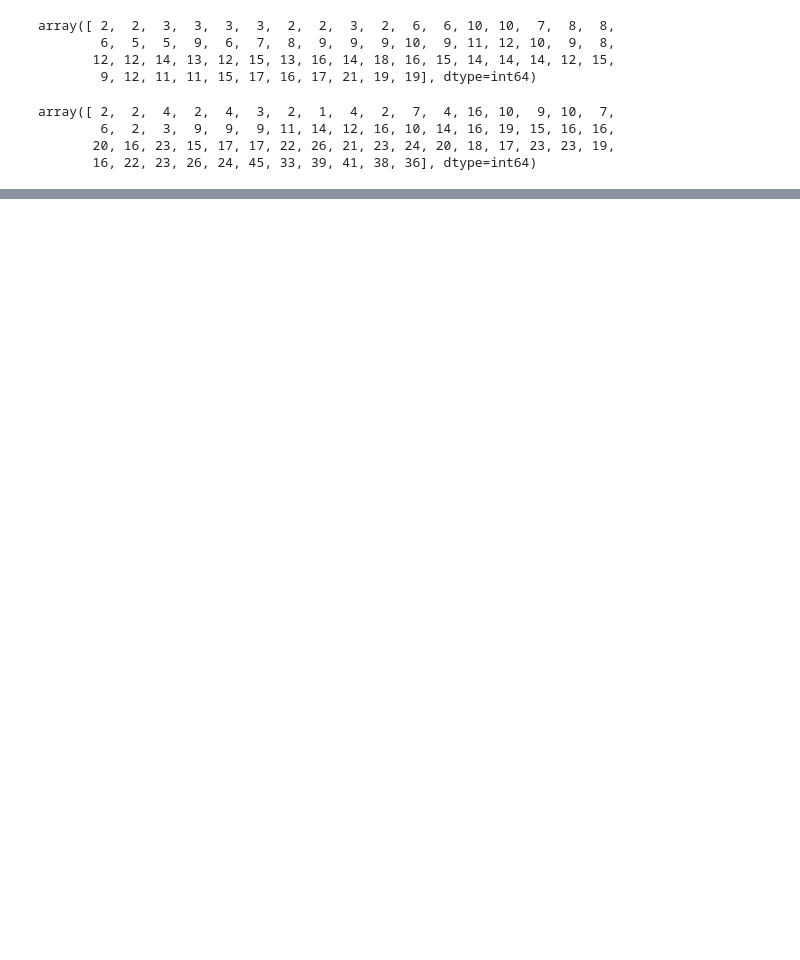
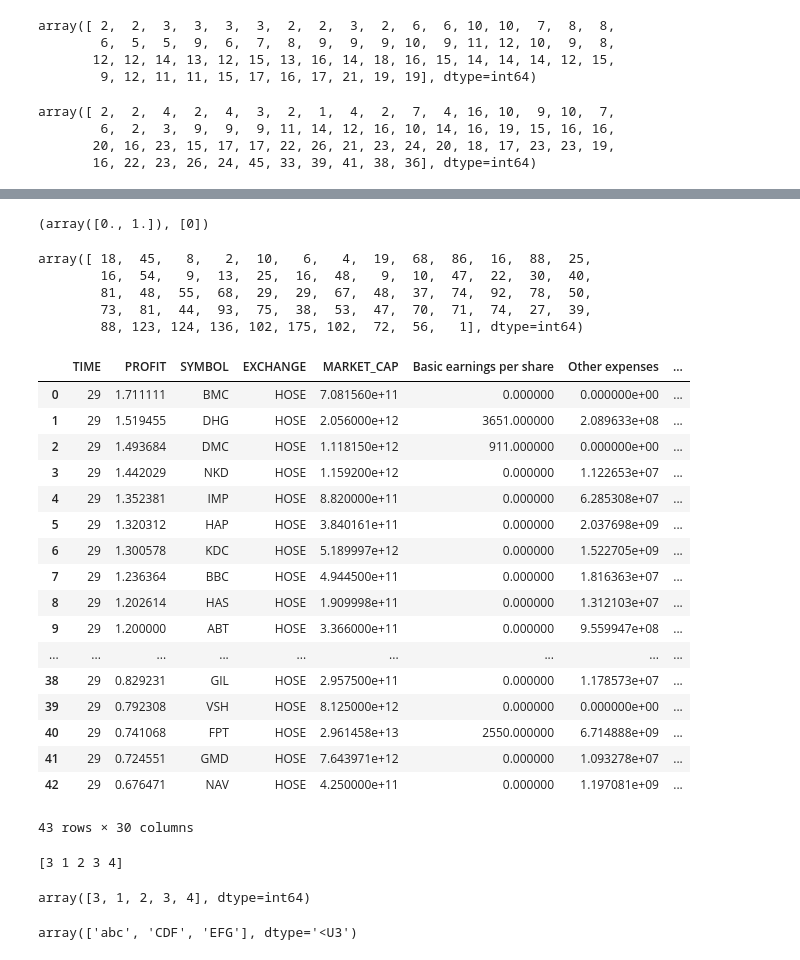
Before and after one commit to Hieublack/RL_INVEST, a Jupyter notebook: test.ipynb, the cells around one changed output, grey strips where cells are left out. Drawn from its saved outputs; the diff is of its cells as text; code cells hidden in the pictures; blank space fills up the shorter version.

Commit message:
numba full, cách sinh test cong thuc moi

```diff
--- a/test.ipynb
+++ b/test.ipynb
@@ -96,0 +459,50 @@ array([ 2,  2,  4,  2,  4,  3,  2,  1,  4,  2,  7,  4, 16, 10,  9, 10,  7,
+# %%
+result, per_file = normal_main(player_random1, 1,[0])
+result, per_file
+# %% [output]
+(array([0., 1.]), [0])
+# %%
+LIST_RANK_NOT_INVEST
+# %% [output]
+array([ 18,  45,   8,   2,  10,   6,   4,  19,  68,  86,  16,  88,  25,
+        16,  54,   9,  13,  25,  16,  48,   9,  10,  47,  22,  30,  40,
+        81,  48,  55,  68,  29,  29,  67,  48,  37,  74,  92,  78,  50,
+        73,  81,  44,  93,  75,  38,  53,  47,  70,  71,  74,  27,  39,
+        88, 123, 124, 136, 102, 175, 102,  72,  56,   1], dtype=int64)
+# %%
+data_full[data_full['TIME'] == 29].reset_index(drop= True)
+# %% [output]
+|  | TIME | PROFIT | SYMBOL | EXCHANGE | MARKET_CAP | Basic earnings per share | Other expenses | ... |
+| 0 | 29 | 1.711111 | BMC | HOSE | 7.081560e+11 | 0.000000 | 0.000000e+00 | ... |
+| 1 | 29 | 1.519455 | DHG | HOSE | 2.056000e+12 | 3651.000000 | 2.089633e+08 | ... |
+| 2 | 29 | 1.493684 | DMC | HOSE | 1.118150e+12 | 911.000000 | 0.000000e+00 | ... |
+| 3 | 29 | 1.442029 | NKD | HOSE | 1.159200e+12 | 0.000000 | 1.122653e+07 | ... |
+| 4 | 29 | 1.352381 | IMP | HOSE | 8.820000e+11 | 0.000000 | 6.285308e+07 | ... |
+| 5 | 29 | 1.320312 | HAP | HOSE | 3.840161e+11 | 0.000000 | 2.037698e+09 | ... |
+| 6 | 29 | 1.300578 | KDC | HOSE | 5.189997e+12 | 0.000000 | 1.522705e+09 | ... |
+| 7 | 29 | 1.236364 | BBC | HOSE | 4.944500e+11 | 0.000000 | 1.816363e+07 | ... |
+| 8 | 29 | 1.202614 | HAS | HOSE | 1.909998e+11 | 0.000000 | 1.312103e+07 | ... |
+| 9 | 29 | 1.200000 | ABT | HOSE | 3.366000e+11 | 0.000000 | 9.559947e+08 | ... |
+| ... | ... | ... | ... | ... | ... | ... | ... | ... |
+| 38 | 29 | 0.829231 | GIL | HOSE | 2.957500e+11 | 0.000000 | 1.178573e+07 | ... |
+| 39 | 29 | 0.792308 | VSH | HOSE | 8.125000e+12 | 0.000000 | 0.000000e+00 | ... |
+| 40 | 29 | 0.741068 | FPT | HOSE | 2.961458e+13 | 2550.000000 | 6.714888e+09 | ... |
+| 41 | 29 | 0.724551 | GMD | HOSE | 7.643971e+12 | 0.000000 | 1.093278e+07 | ... |
+| 42 | 29 | 0.676471 | NAV | HOSE | 4.250000e+11 | 0.000000 | 1.197081e+09 | ... |
+43 rows × 30 columns
+# %%
+TEST = np.array([1,2,3])
+TEST2 = np.arange(3)
+
+@nb.njit()
+def test():
+    # global TEST, TEST2
+    a = np.arange(5)
+    a[0] = TEST[-1]
+    TEST2 = a
+    print(a)
+    return a
+test()
+# %% [output]
+[3 1 2 3 4]
+array([3, 1, 2, 3, 4], dtype=int64)
@@ -96,0 +512,6 @@ array([ 2,  2,  4,  2,  4,  3,  2,  1,  4,  2,  7,  4, 16, 10,  9, 10,  7,
+# %%
+with open('test.npy', 'rb') as f:
+    b = np.load(f)
+b
+# %% [output]
+array(['abc', 'CDF', 'EFG'], dtype='<U3')
```
Also changed, not shown: parts of 7 cells of this notebook, 5 other files.
